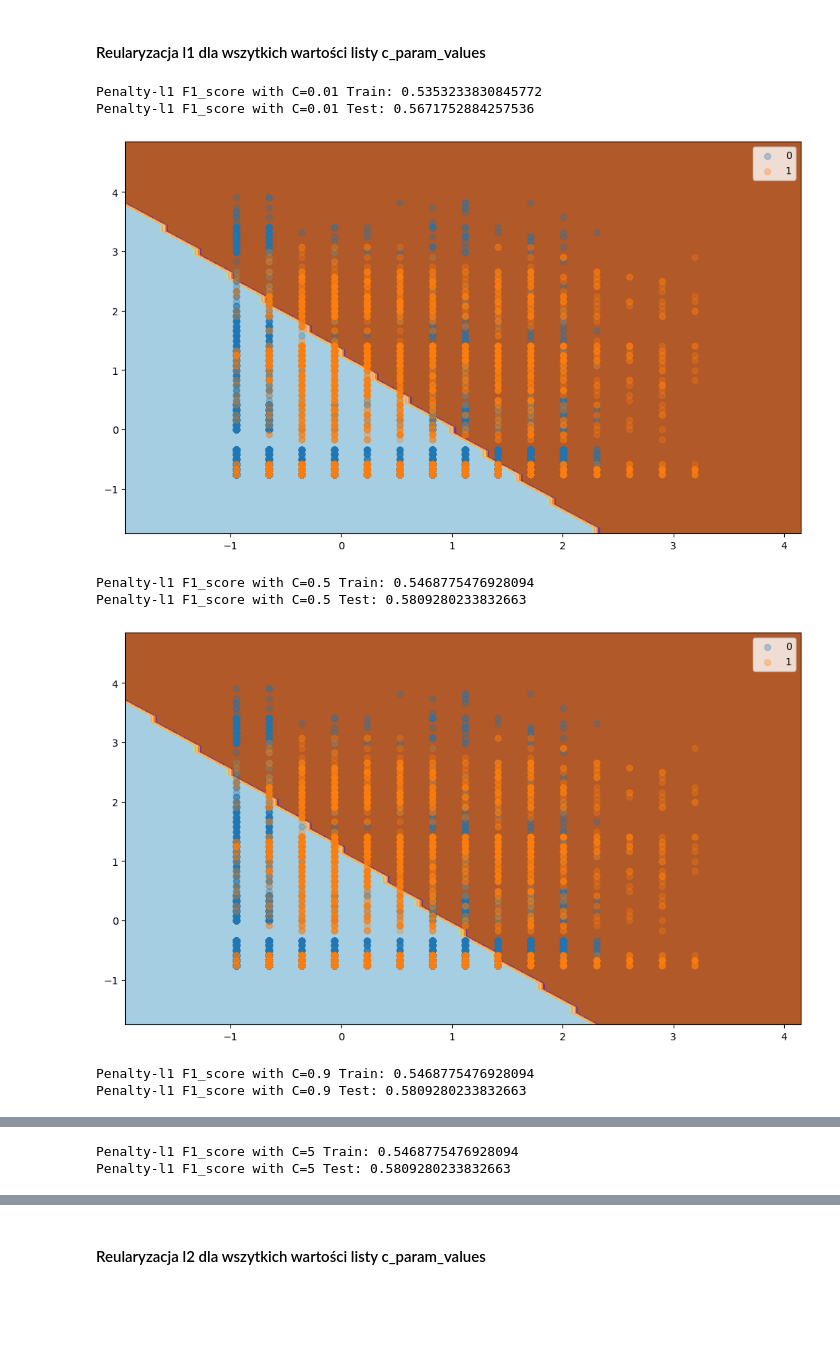
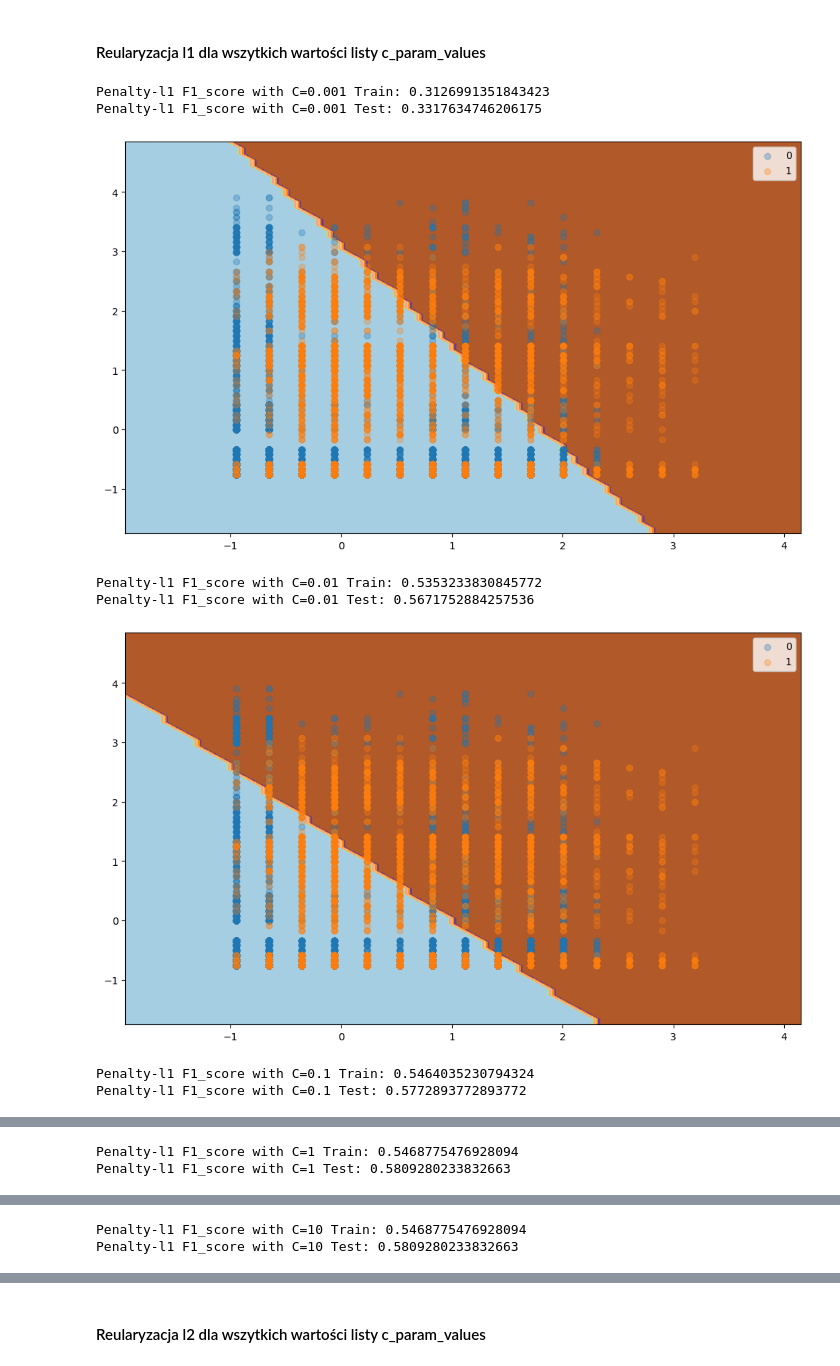
Before and after one commit to PiotrPieciak/Rozdzial-14_3-Zadanie, a Jupyter notebook: 14_3 Zadanie_wizualizacja.ipynb, the cells around one changed output, grey strips where cells are left out. Cells and saved outputs as stored; diff of their text form; code cells hidden in the pictures; blank space fills up the shorter version.

Commit message:
Change C values for regularization, final table and description added

```diff
--- a/14_3 Zadanie_wizualizacja.ipynb
+++ b/14_3 Zadanie_wizualizacja.ipynb
@@ -54,25 +54,28 @@ X_train, X_test, y_train, y_test = train_test_split(X[['Pregnancies', 'Age']], y
 scaler_2var = StandardScaler()
 X_train_standardized = scaler_2var.fit_transform(X_train)
 X_test_standardized = scaler_2var.transform(X_test)
+# %%
+metrics_dataframe = pd.DataFrame(columns = ['Description', 'F1_score TRAIN', 'F1_score TEST'])
 # %%
-c_param_values = [0.01, 0.5, 0.9, 5]
+c_param_values = [0.001, 0.01, 0.1, 1, 10, 100, 1000]
 # %% [markdown]
 #### Reularyzacja l1 dla wszytkich wartości listy c_param_values
 # %%
 for c in c_param_values:
     model_lr_l1 = LogisticRegression(penalty='l1', solver='saga', C=c)
     model_lr_l1.fit(X_train_standardized, y_train)
     predictions_lr_test = model_lr_l1.predict(X_test_standardized)
     predictions_lr_train = model_lr_l1.predict(X_train_standardized)
     print(f"Penalty-l1 F1_score with C={c} Train:", f1_score(y_train, predictions_lr_train))
     print(f"Penalty-l1 F1_score with C={c} Test:", f1_score(y_test, predictions_lr_test))
+    metrics_dataframe = pd.concat([metrics_dataframe, pd.DataFrame.from_dict({'Description': [f"Penalty-l1 with C={c}"], 'F1_score TRAIN': [f1_score(y_train, predictions_lr_train)], 'F1_score TEST': [f1_score(y_test, predictions_lr_test)]})])
     plot_classification_surface(X_plot=X_train_standardized, y_plot=y_train, trained_model=model_lr_l1)
 # %% [output]
-Penalty-l1 F1_score with C=0.01 Train: 0.5353233830845772
-Penalty-l1 F1_score with C=0.01 Test: 0.5671752884257536
+Penalty-l1 F1_score with C=0.001 Train: 0.3126991351843423
+Penalty-l1 F1_score with C=0.001 Test: 0.3317634746206175
-[figure, old version]
+[figure, new version]
-Penalty-l1 F1_score with C=0.5 Train: 0.5468775476928094
-Penalty-l1 F1_score with C=0.5 Test: 0.5809280233832663
+Penalty-l1 F1_score with C=0.01 Train: 0.5353233830845772
+Penalty-l1 F1_score with C=0.01 Test: 0.5671752884257536
-[figure, old version]
+[figure, new version]
-Penalty-l1 F1_score with C=0.9 Train: 0.5468775476928094
-Penalty-l1 F1_score with C=0.9 Test: 0.5809280233832663
+Penalty-l1 F1_score with C=0.1 Train: 0.5464035230794324
+Penalty-l1 F1_score with C=0.1 Test: 0.5772893772893772
@@ -80,3 +83,5 @@ Penalty-l1 F1_score with C=0.9 Test: 0.5809280233832663
-Penalty-l1 F1_score with C=5 Train: 0.5468775476928094
-Penalty-l1 F1_score with C=5 Test: 0.5809280233832663
+Penalty-l1 F1_score with C=1 Train: 0.5468775476928094
+Penalty-l1 F1_score with C=1 Test: 0.5809280233832663
 [figure]
+Penalty-l1 F1_score with C=10 Train: 0.5468775476928094
+Penalty-l1 F1_score with C=10 Test: 0.5809280233832663
```
Also changed, not shown: parts of 6 cells of this notebook.
